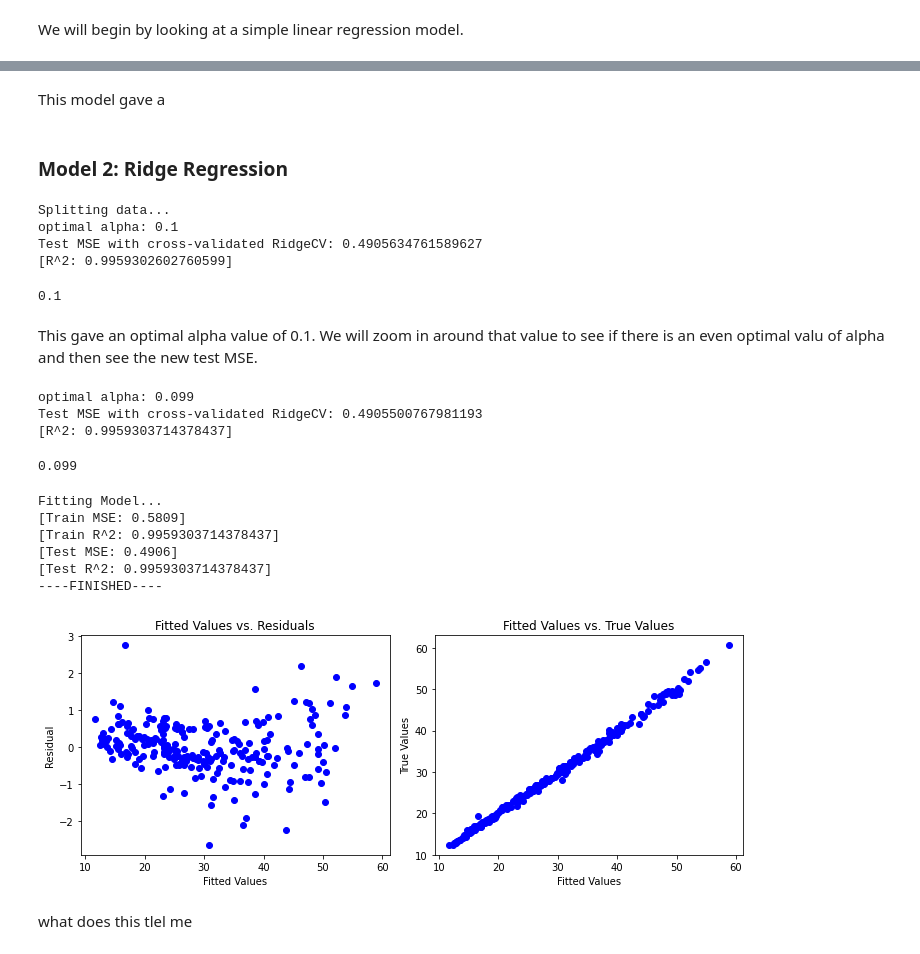
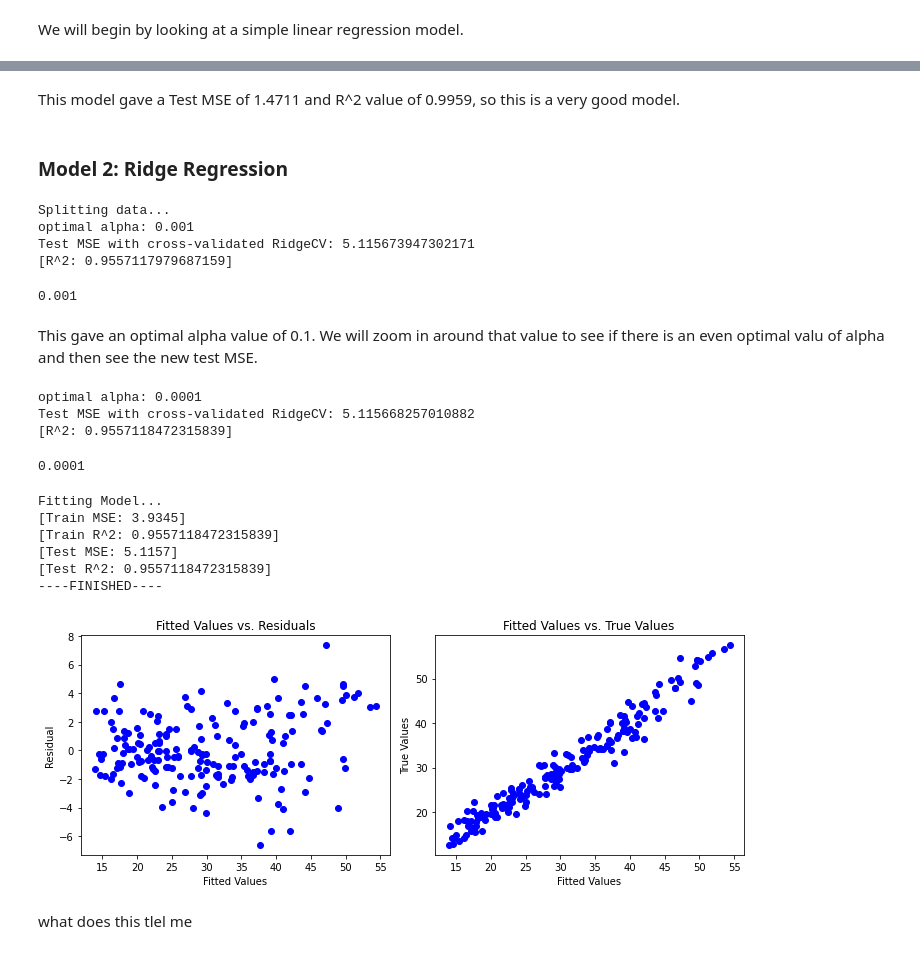
Before and after one commit to vincent-lao/carbon-footprint, a Jupyter notebook: code/model/household-carbon-footprint-models.ipynb, the cells around one changed output, grey strips where cells are left out. Saved outputs shown, nothing was run; the diff lists cells and outputs as text; code cells hidden in the pictures.

Commit message:
took away some features, did more modeling on API

```diff
--- a/code/model/household-carbon-footprint-models.ipynb
+++ b/code/model/household-carbon-footprint-models.ipynb
@@ -39,0 +25,19 @@ Splitting data...
+# %%
+rs = 100
+np.random.seed(100)
+
+# frac train
+train_size = 0.8
+# %%
+df1 = pd.read_csv('../../data/new-cleaned-household-data.csv')
+df1['airflights'] = df1['input_footprint_transportation_airshort']+df1['input_footprint_transportation_airmedium']+df1['input_footprint_transportation_airlong']
+df = df1[['input_income', 'input_footprint_transportation_num_vehicles', 'input_footprint_transportation_mpg1', 'input_footprint_transportation_miles1', 'input_footprint_transportation_fuel1', 'airflights', 'input_footprint_housing_electricity_dollars', 'input_footprint_housing_squarefeet', 'input_footprint_shopping_goods_clothing', 'result_grand_total']]
+
+df.reset_index(drop = False, inplace = True)
+
+train_data = df.sample(frac=train_size)
+test_data = df[df['index'].apply(lambda x: x not in train_data['index'].values)]
+
+train_data.drop(columns='index', inplace=True)
+test_data.drop(columns='index', inplace=True)
+train_data.shape, test_data.shape
@@ -51,6 +61,8 @@ This section is where the rubber meets the road.  In it you must:
 # %% [markdown]
 We will begin by looking at a simple linear regression model.
 # %%
+
+X_train, X_val, y_train, y_val = gmp.preprocess_data(train_data, 'result_grand_total')
 
 lm = LinearRegression()
 lin_model = gmp.run_model(X_train, X_val, y_train, y_val, lm, diagnostics = True)
@@ -65,39 +78,39 @@ Fitting Model...
-# %% [markdown]
-This model gave a
+# %% [markdown]
+This model gave a Test MSE of 1.4711 and R^2 value of 0.9959, so this is a very good model.
 # %% [markdown]
 ### Model 2: Ridge Regression
 # %%
-X_train, X_val, y_val, y_val = gmp.preprocess_data(df, 'result_grand_total', standardize = True)
+X_train, X_val, y_val, y_val = gmp.preprocess_data(train_data, 'result_grand_total', standardize = True)
 
 alphas = [0, 0.001, 0.01, 0.1, 1, 10, 100, 1000]
 gmp.linreg_kfold_cv(RidgeCV, X_train, X_val, y_train, y_val, alphas)
 # %% [output]
 Splitting data...
-optimal alpha: 0.1
-Test MSE with cross-validated RidgeCV: 0.4905634761589627
-[R^2: 0.9959302602760599]
+optimal alpha: 0.001
+Test MSE with cross-validated RidgeCV: 5.115673947302171
+[R^2: 0.9557117979687159]
-0.1
+0.001
 # %% [markdown]
 This gave an optimal alpha value of 0.1. We will zoom in around that value to see if there is an even optimal valu of alpha and then see the new test MSE.
 # %%
-new_alphas = np.arange(0,0.1,0.001)
+new_alphas = np.arange(0,0.001,0.0001)
 gmp.linreg_kfold_cv(RidgeCV, X_train, X_val, y_train, y_val, new_alphas)
 # %% [output]
-optimal alpha: 0.099
-Test MSE with cross-validated RidgeCV: 0.4905500767981193
-[R^2: 0.9959303714378437]
+optimal alpha: 0.0001
+Test MSE with cross-validated RidgeCV: 5.115668257010882
+[R^2: 0.9557118472315839]
-0.099
+0.0001
 # %%
-ridge_model = Ridge(alpha=0.099)
+ridge_model = Ridge(alpha=0.0001)
 ridge_model = gmp.run_model(X_train, X_val, y_train, y_val, ridge_model, diagnostics=True)
 # %% [output]
 Fitting Model...
-[Train MSE: 0.5809]
-[Train R^2: 0.9959303714378437]
-[Test MSE: 0.4906]
-[Test R^2: 0.9959303714378437]
+[Train MSE: 3.9345]
+[Train R^2: 0.9557118472315839]
+[Test MSE: 5.1157]
+[Test R^2: 0.9557118472315839]
 ----FINISHED----
-[figure, old version]
+[figure, new version]
 # %% [markdown]
 what does this tlel me
 # %% [markdown]
```
Also changed, not shown: parts of 9 cells of this notebook.
